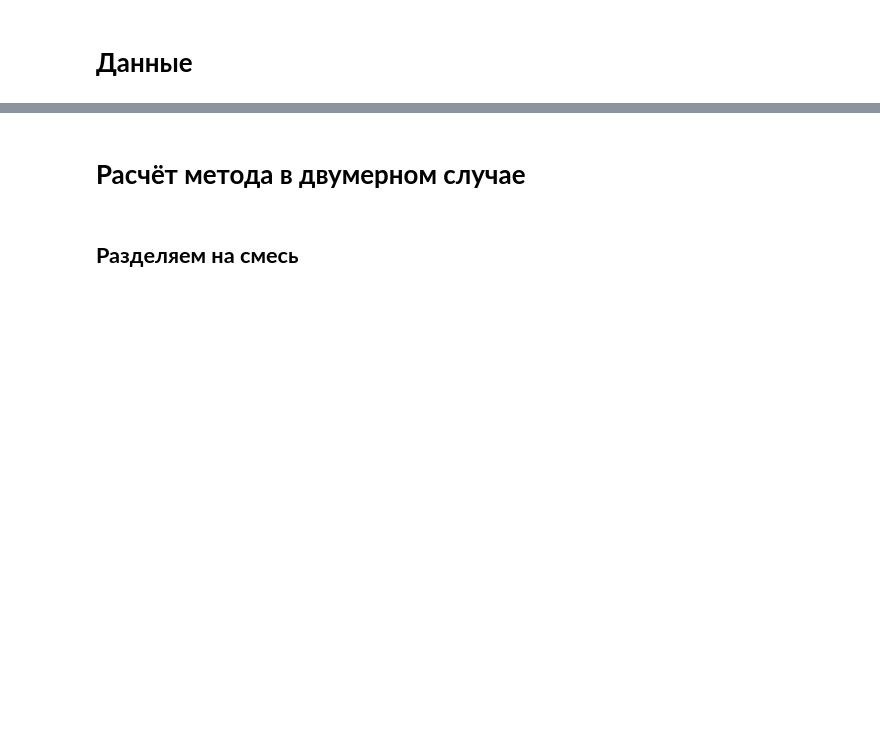
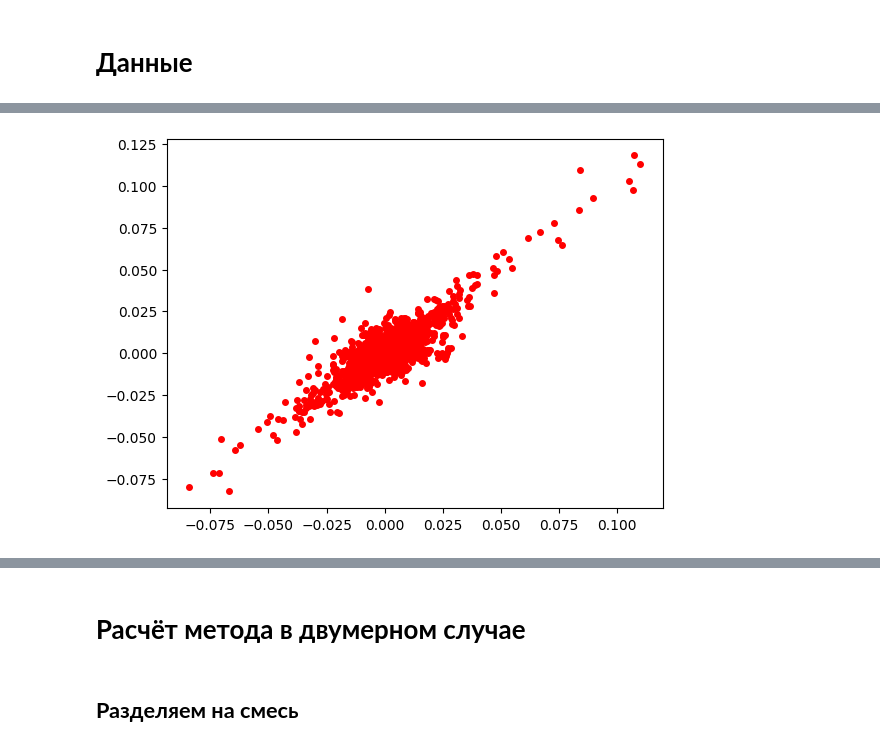
Before and after one commit to AnfimovAleksandr/mag_diploma, a Jupyter notebook: Двумерная_смесь.ipynb, the cells around one changed output, grey strips where cells are left out. Drawn from its saved outputs; the diff is of its cells as text; code cells hidden in the pictures; blank space fills up the shorter version.

Commit message:
Добавил разделение train и test

```diff
--- a/Двумерная_смесь.ipynb
+++ b/Двумерная_смесь.ipynb
@@ -62,3 +74,22 @@ array([[-0.14267898, -0.12863818],
        [ 0.10664213,  0.09724502],
        [ 0.10718334,  0.11812002],
        [ 0.10994489,  0.11316388]])
+# %%
+X_train, X_test, y_train, y_test = train_test_split(
+    np_data_euro,
+    np_data_dollar,
+    test_size=0.2,  # Доля тестовой выборки (можно указать train_size)
+    random_state=42,  # Для воспроизводимости
+)
+
+XY_train = np.concatenate([X_train, y_train], axis = 1)
+XY_test = np.concatenate([X_test, y_test], axis = 1)
+
+n_samples_train = X_train.shape[0]
+n_samples_test = X_test.shape[0]
+# %%
+plt.plot(X_train, y_train, 'ro', markersize=4)
+#plt.legend(['С шумом', 'Истинный'])
+plt.show()
+# %% [output]
+[figure, added]
```
Also changed, not shown: parts of 29 cells of this notebook, 2 other files.
